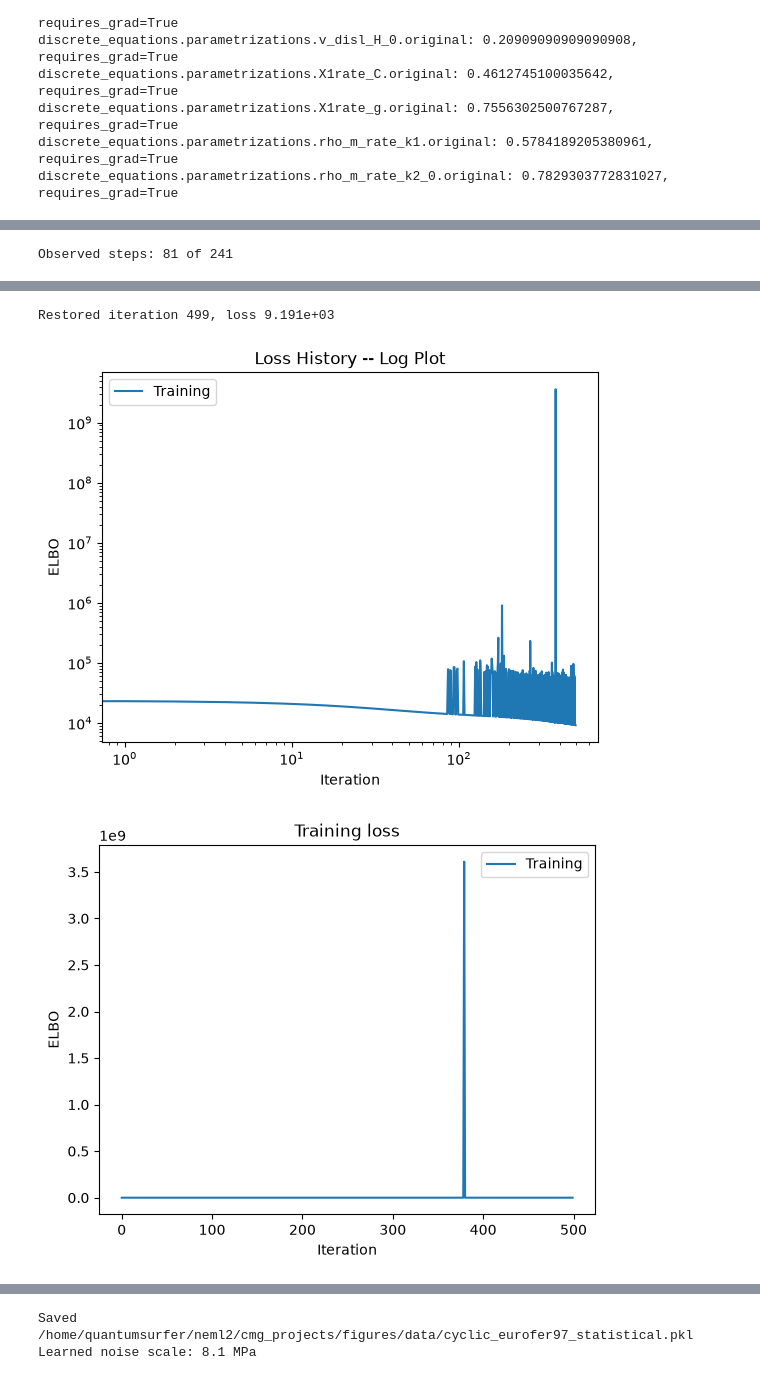
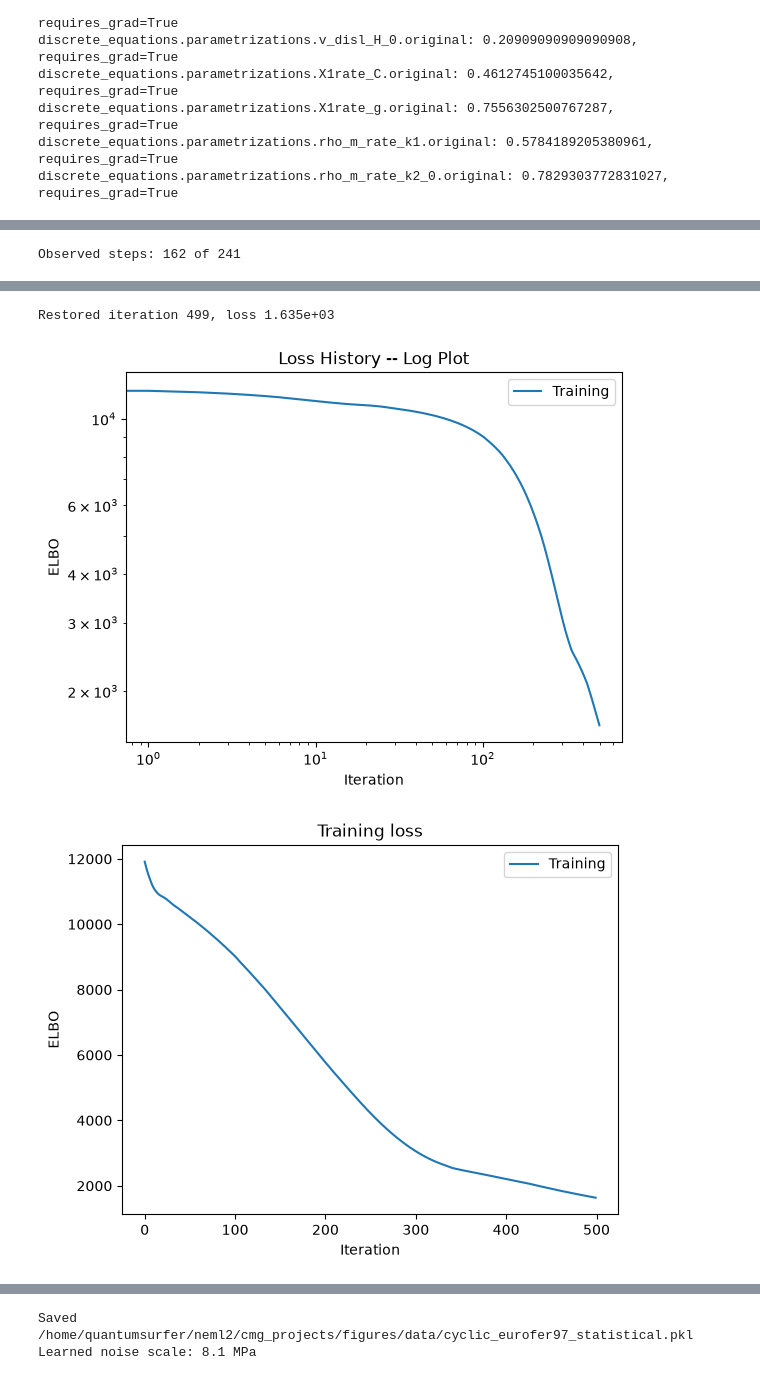
Before and after one commit to ColinMG2/neml2, a Jupyter notebook: cmg_projects/cyclic_optimization/eurofer97_statistical.ipynb, the cells around one changed output, grey strips where cells are left out. Cells and saved outputs as stored; diff of their text form; code cells hidden in the pictures.

```diff
--- a/cmg_projects/cyclic_optimization/eurofer97_statistical.ipynb
+++ b/cmg_projects/cyclic_optimization/eurofer97_statistical.ipynb
@@ -50,6 +50,7 @@ class SolveStrain(torch.nn.Module):
         atol=1.0e-4,
         initial_rho_m=90.0,
         initial_tau_ss=100.0,
+        throw_on_fail=False,
     ):
         super().__init__()
         self.discrete_equations = discrete_equations
@@ -59,6 +60,7 @@ class SolveStrain(torch.nn.Module):
         self.atol = atol
         self.initial_rho_m = initial_rho_m
         self.initial_tau_ss = initial_tau_ss
+        self.throw_on_fail = throw_on_fail
 
     def forward(self, loading, time, temperature, cache=False):
         """Integrate through some time/temperature/strain history and return stress
@@ -74,8 +76,8 @@ class SolveStrain(torch.nn.Module):
         newton = chunktime.ChunkNewtonRaphsonLineSearch(
             rtol=self.rtol,
             atol=self.atol,
-            throw_on_fail=False,
-            record_failed=False,
+            throw_on_fail=self.throw_on_fail,
+            record_failed=True,
             linesearch_iter=8,
         )
         if cache and self.cached_solution is not None:
@@ -124,7 +126,7 @@ class SolveStrain(torch.nn.Module):
 
         result = nonlinear.solve_adjoint(solver, state0, len(forces), forces)
 
-        if cache:
+        if cache and (newton.failed is None or not newton.failed.any()):
             self.cached_solution = result.detach().clone()
 
         if not torch.isfinite(result).all():
@@ -604,13 +608,13 @@ obs_mask = torch.zeros(ntime, nbatch, dtype=torch.bool, device=device)
 obs_weight = torch.zeros(ntime, nbatch, device=device)
 for j in range(len(amp_labels)):
     idx = loop_idx.cpu()
-    obs_stress[idx, 0, 0] = target_stress[:, j, 0]
-    obs_mask[idx, 0] = True
-    obs_weight[idx, 0] = loss_weights[j]
+    obs_stress[idx, j, 0] = target_stress[:, j, 0]
+    obs_mask[idx, j] = True
+    obs_weight[idx, j] = loss_weights[j]
 
 print(f"Observed steps: {int(obs_mask.sum())} of {ntime}")
 # %% [output]
-Observed steps: 81 of 241
+Observed steps: 162 of 241
 # %%
 guide = AutoDelta(hsmodel)
 lr = 5e-4
@@ -632,27 +636,33 @@ best_state: dict | None = None
 best_iter = -1
 n_fail = 0
 
-for i in titer:
-    try:
-        with ObsSiteMask(obs_mask, scale=obs_weight):
-            closs = svi.step(loading, time, temperature, results=obs_stress)
-    except RuntimeError as e:
-        if "Implicit solve did not succeed" not in str(e):
-            raise
-        n_fail += 1
-        titer.set_postfix(fails=n_fail, best=f"{best_loss:.2e}")
-        continue
+# Build the guide prototype (one trace at a prior draw) before failed solves start raising.
+guide(loading, time, temperature, cache=True)
+model.throw_on_fail = True  # otherwise pyzag only warns and the except below never fires
+try:
+    for i in titer:
+        try:
+            with ObsSiteMask(obs_mask, scale=obs_weight):
+                closs = svi.step(loading, time, temperature, results=obs_stress, cache=True)
+        except RuntimeError as e:
+            if "Implicit solve did not succeed" not in str(e) and "Non-finite state" not in str(e):
+                raise
+            n_fail += 1
+            titer.set_postfix(fails=n_fail, best=f"{best_loss:.2e}")
+            continue
 
-    if not math.isfinite(closs):
-        n_fail += 1
-        continue
+        if not math.isfinite(closs):
+            n_fail += 1
+            continue
 
-    loss_history.append(closs)
-    titer.set_description("Loss: %3.2e" % closs)
+        loss_history.append(closs)
+        titer.set_description("Loss: %3.2e" % closs)
 
-    if closs < best_loss:
-        best_loss, best_iter = closs, i
-        best_state = copy.deepcopy(pyro.get_param_store().get_state())
+        if closs < best_loss:
+            best_loss, best_iter = closs, i
+            best_state = copy.deepcopy(pyro.get_param_store().get_state())
+finally:
+    model.throw_on_fail = False
 
 if best_state is None:
     raise RuntimeError("No successful training step; nothing to restore.")
@@ -695,6 +705,6 @@ W1028 16:55:02.885000 29012 site-packages/torch/_dynamo/convert_frame.py:1853] [
-Restored iteration 499, loss 9.191e+03
+Restored iteration 499, loss 1.635e+03
-[figure, old version]
+[figure, new version]
-[figure, old version]
+[figure, new version]
 # %%
 nreps = 10
 predict = Predictive(hsmodel, guide=guide, num_samples=nreps)
```
Also changed, not shown: parts of 7 cells of this notebook, 1 other file.
